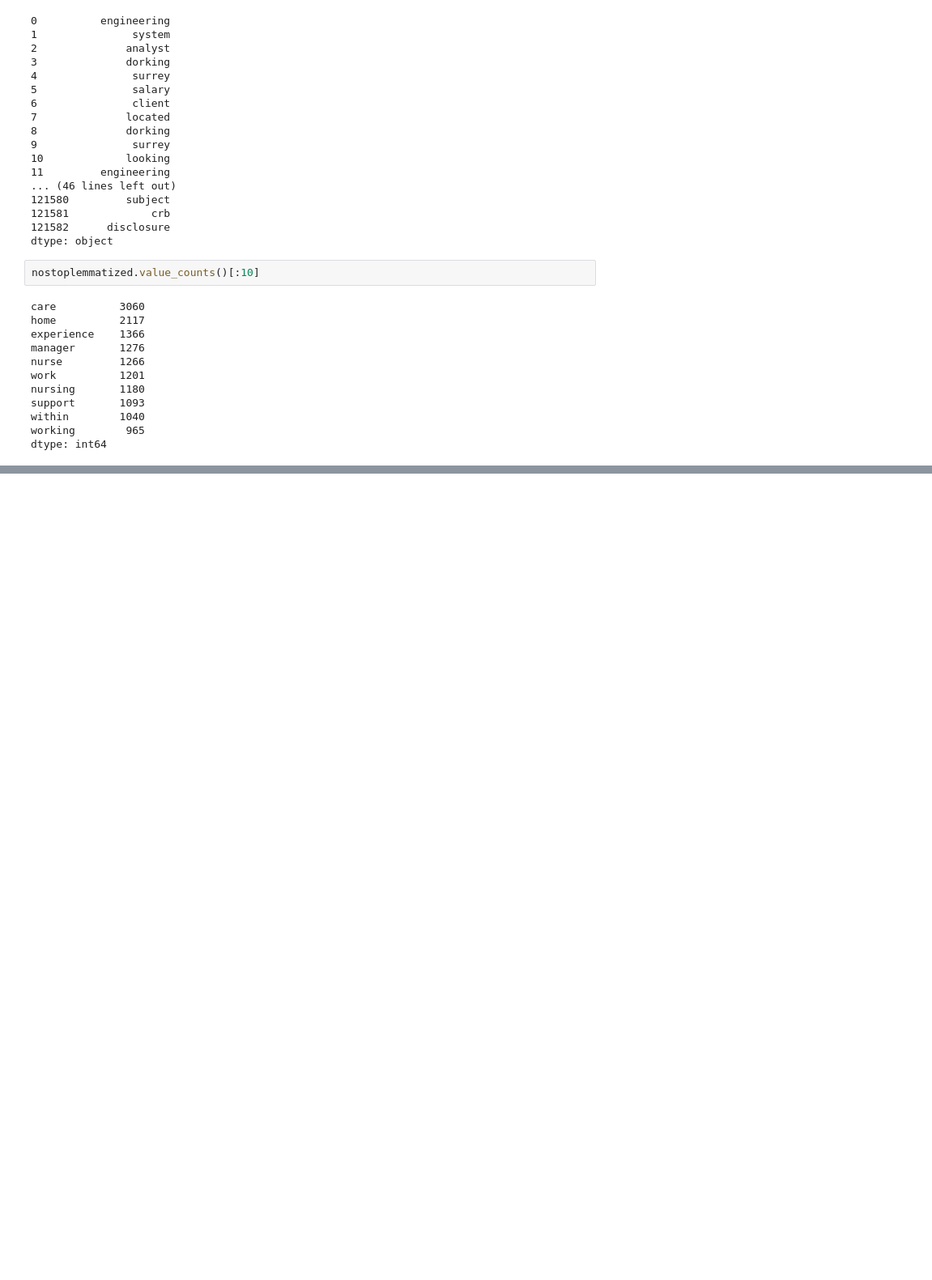
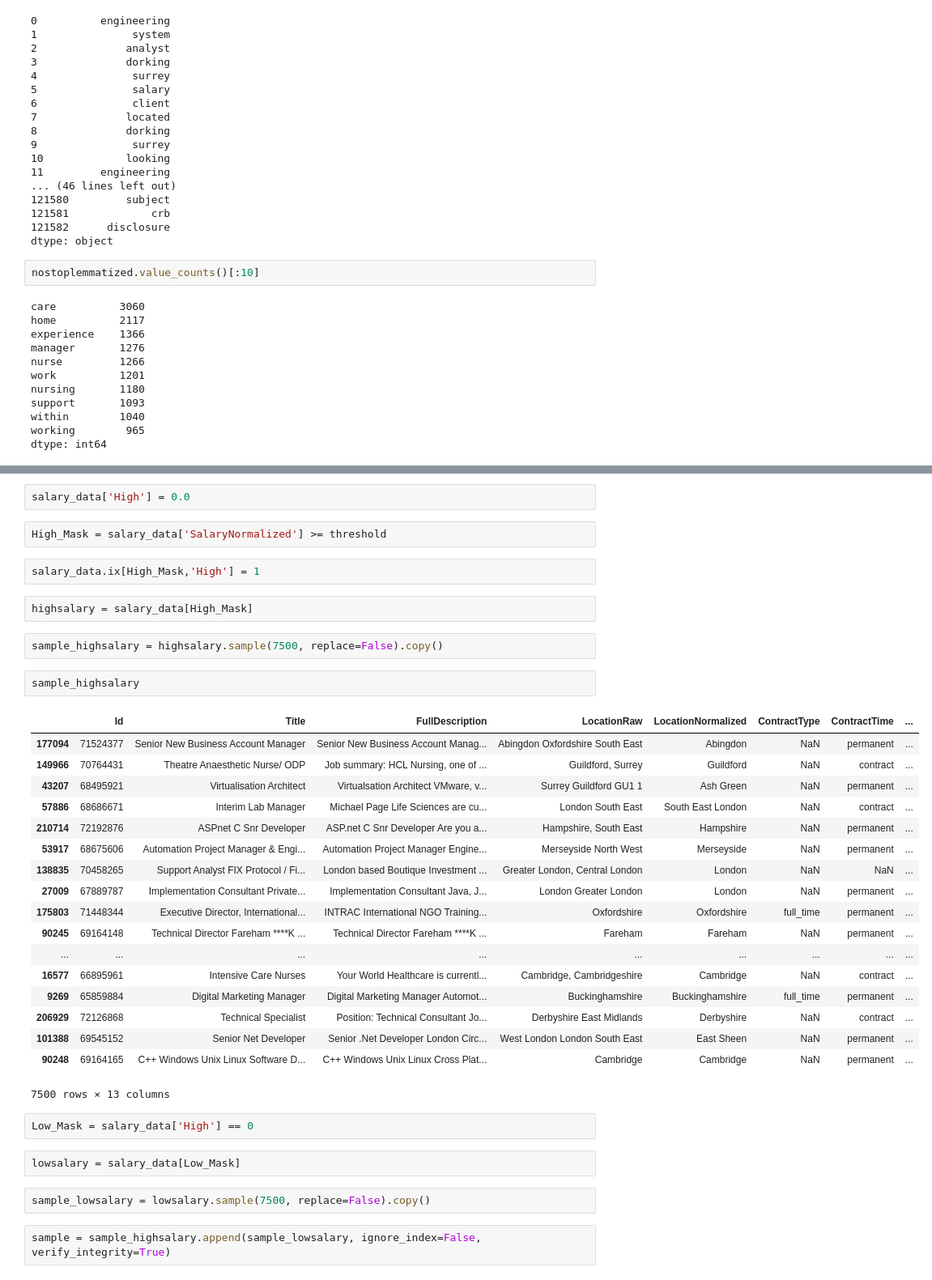
Before and after one commit to AnthonyGarino/Anthony-Text-Analytics, a Jupyter notebook: Garino Text HW 1.ipynb, the cells around one changed output, grey strips where cells are left out. Shown at 81% size. Drawn from its saved outputs; the diff is of its cells as text; blank space fills up the shorter version.

```diff
--- a/Garino Text HW 1.ipynb
+++ b/Garino Text HW 1.ipynb
@@ -244,0 +258,39 @@ dtype: int64
+# %%
+salary_data['High'] = 0.0
+# %%
+High_Mask = salary_data['SalaryNormalized'] >= threshold
+# %%
+salary_data.ix[High_Mask,'High'] = 1
+# %%
+highsalary = salary_data[High_Mask]
+# %%
+sample_highsalary = highsalary.sample(7500, replace=False).copy()
+# %%
+sample_highsalary
+# %% [output]
+|  | Id | Title | FullDescription | LocationRaw | LocationNormalized | ContractType | ContractTime | ... |
+| 177094 | 71524377 | Senior New Business Account Manager | Senior New Business Account Manag... | Abingdon Oxfordshire South East | Abingdon | NaN | permanent | ... |
+| 149966 | 70764431 | Theatre Anaesthetic Nurse/ ODP | Job summary: HCL Nursing, one of ... | Guildford, Surrey | Guildford | NaN | contract | ... |
+| 43207 | 68495921 | Virtualisation Architect | Virtualsation Architect VMware, v... | Surrey Guildford GU1 1 | Ash Green | NaN | permanent | ... |
+| 57886 | 68686671 | Interim Lab Manager | Michael Page Life Sciences are cu... | London South East | South East London | NaN | contract | ... |
+| 210714 | 72192876 | ASPnet C Snr Developer | ASP.net C Snr Developer Are you a... | Hampshire, South East | Hampshire | NaN | permanent | ... |
+| 53917 | 68675606 | Automation Project Manager & Engi... | Automation Project Manager Engine... | Merseyside North West | Merseyside | NaN | permanent | ... |
+| 138835 | 70458265 | Support Analyst FIX Protocol / Fi... | London based Boutique Investment ... | Greater London, Central London | London | NaN | NaN | ... |
+| 27009 | 67889787 | Implementation Consultant Private... | Implementation Consultant Java, J... | London Greater London | London | NaN | permanent | ... |
+| 175803 | 71448344 | Executive Director, International... | INTRAC International NGO Training... | Oxfordshire | Oxfordshire | full_time | permanent | ... |
+| 90245 | 69164148 | Technical Director Fareham ****K ... | Technical Director Fareham ****K ... | Fareham | Fareham | NaN | permanent | ... |
+| ... | ... | ... | ... | ... | ... | ... | ... | ... |
+| 16577 | 66895961 | Intensive Care Nurses | Your World Healthcare is currentl... | Cambridge, Cambridgeshire | Cambridge | NaN | contract | ... |
+| 9269 | 65859884 | Digital Marketing Manager | Digital Marketing Manager Automot... | Buckinghamshire | Buckinghamshire | full_time | permanent | ... |
+| 206929 | 72126868 | Technical Specialist | Position: Technical Consultant Jo... | Derbyshire East Midlands | Derbyshire | NaN | contract | ... |
+| 101388 | 69545152 | Senior Net Developer | Senior .Net Developer London Circ... | West London London South East | East Sheen | NaN | permanent | ... |
+| 90248 | 69164165 | C++ Windows Unix Linux Software D... | C++ Windows Unix Linux Cross Plat... | Cambridge | Cambridge | NaN | permanent | ... |
+7500 rows × 13 columns
+# %%
+Low_Mask = salary_data['High'] == 0
+# %%
+lowsalary = salary_data[Low_Mask]
+# %%
+sample_lowsalary = lowsalary.sample(7500, replace=False).copy()
+# %%
+sample = sample_highsalary.append(sample_lowsalary, ignore_index=False, verify_integrity=True)
```
Also changed, not shown: parts of 30 cells of this notebook.
